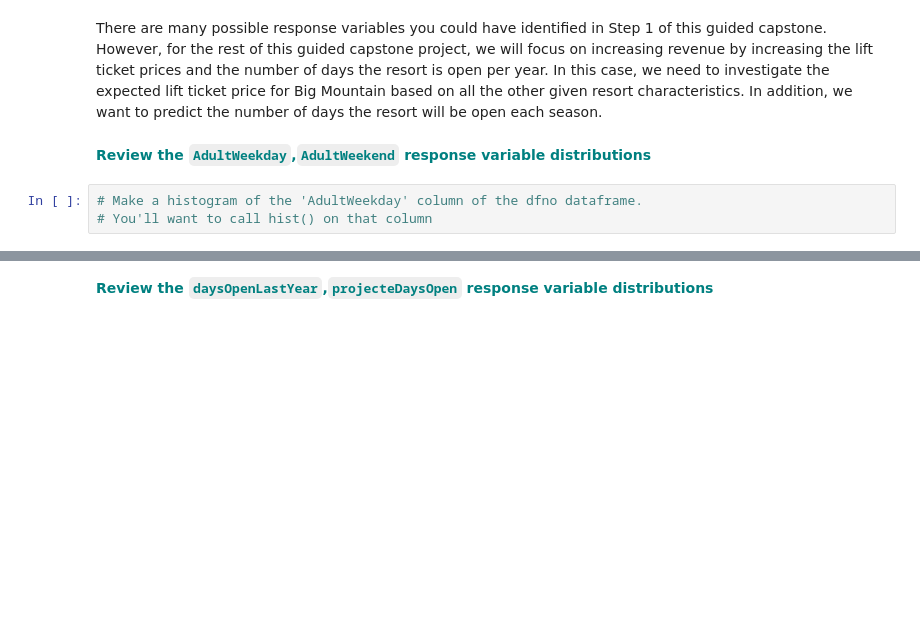
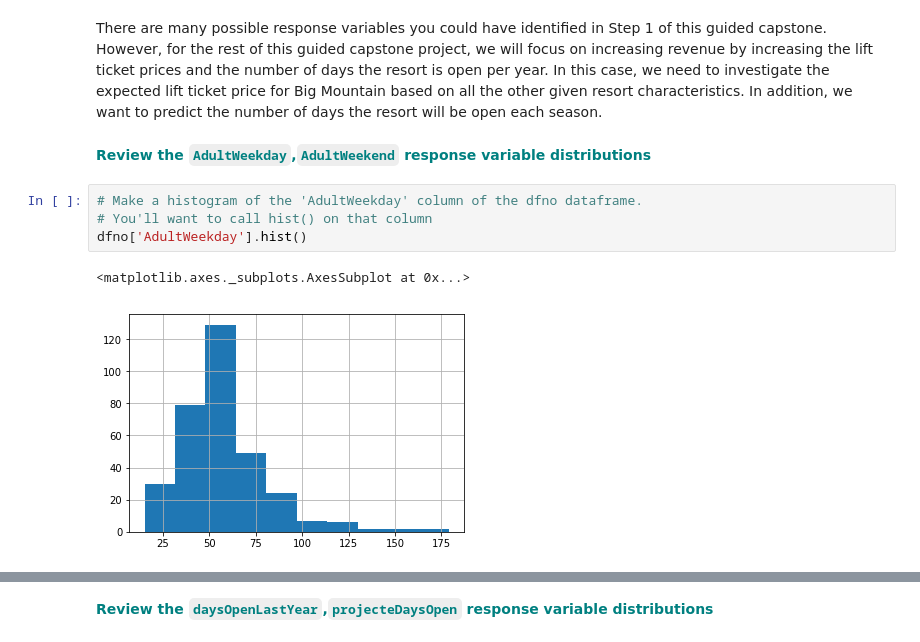
Before and after one commit to abhinavgairola/Guided_2, a Jupyter notebook: GuidedCapstoneStep3HL.ipynb, the cells around one changed output, grey strips where cells are left out. Cells and saved outputs as stored; diff of their text form; blank space fills up the shorter version.

```diff
--- a/GuidedCapstoneStep3HL.ipynb
+++ b/GuidedCapstoneStep3HL.ipynb
@@ -234,5 +273,9 @@ There are many possible response variables you could have identified in Step 1 o
 # %%
 # Make a histogram of the 'AdultWeekday' column of the dfno dataframe.
 # You'll want to call hist() on that column
+dfno['AdultWeekday'].hist()
+# %% [output]
+<matplotlib.axes._subplots.AxesSubplot at 0x...>
+[figure, added]
 # %%
 # Do the same but with the AdultWeekend column
```
Also changed, not shown: parts of 18 cells of this notebook, 2 other files.
